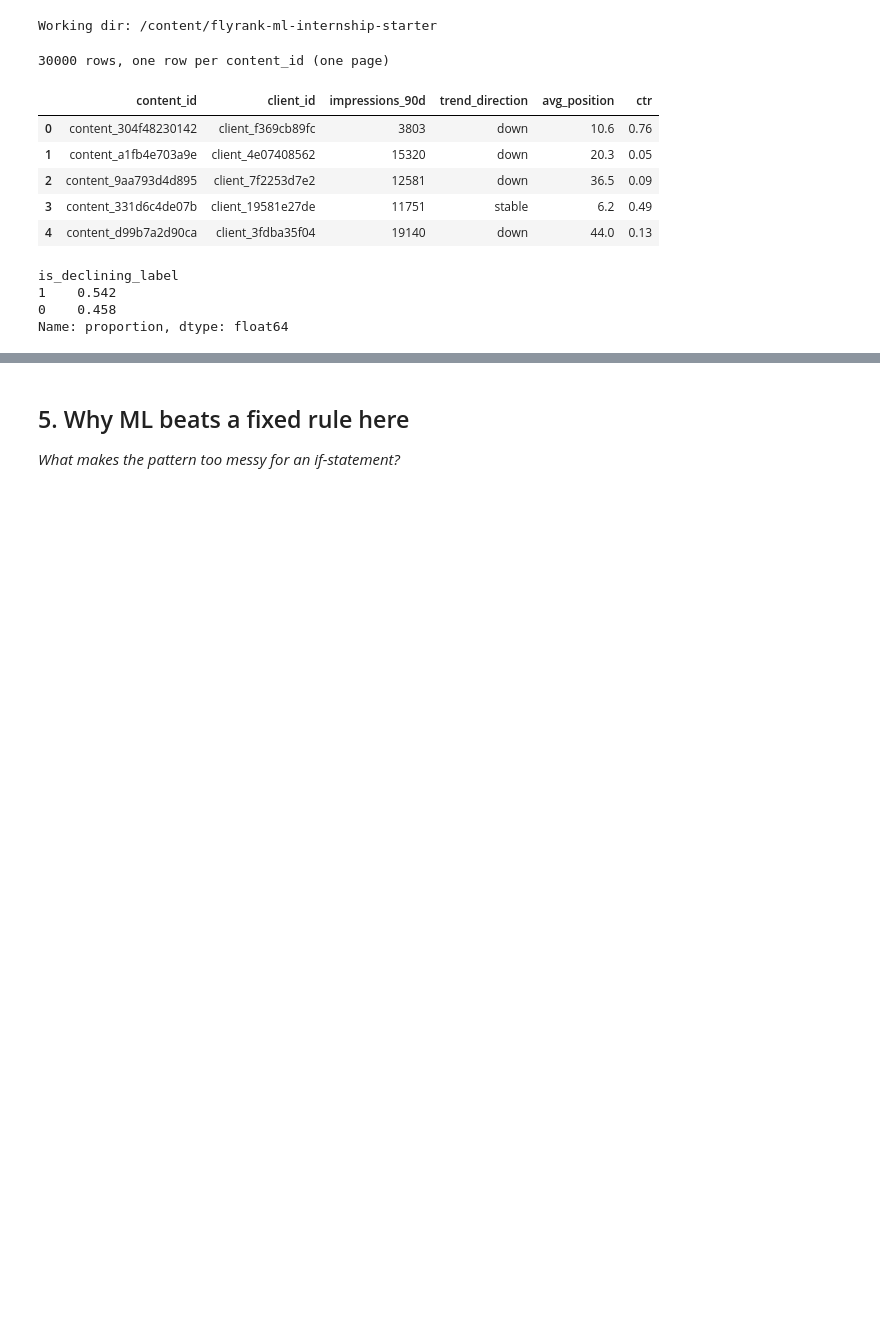
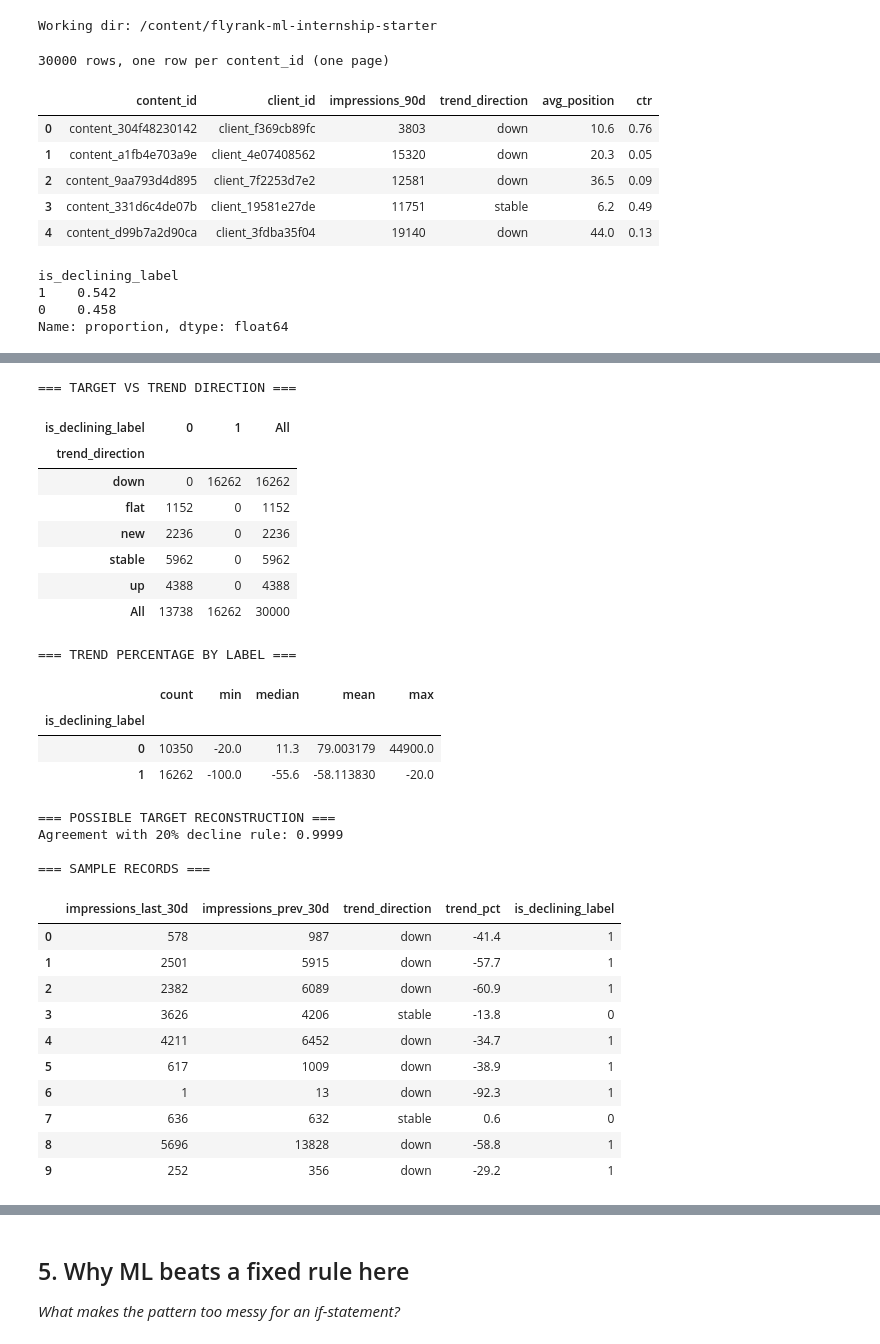
Before and after one commit to yasmeenmh90-beep/flyrank-ml-internship-starter, a Jupyter notebook: work/notebooks/w02_ml_task_framing.ipynb, the cells around one changed output, grey strips where cells are left out. Cells and saved outputs as stored; diff of their text form; code cells hidden in the pictures; blank space fills up the shorter version.

```diff
--- a/work/notebooks/w02_ml_task_framing.ipynb
+++ b/work/notebooks/w02_ml_task_framing.ipynb
@@ -76,0 +157,71 @@ Name: proportion, dtype: float64
+# %%
+
+# ML-03 — Check target and trend relationship
+
+import pandas as pd
+
+print("=== TARGET VS TREND DIRECTION ===")
+
+display(pd.crosstab(
+    df["trend_direction"],
+    df["is_declining_label"],
+    margins=True
+))
+
+print("\n=== TREND PERCENTAGE BY LABEL ===")
+
+display(
+    df.groupby("is_declining_label")["trend_pct"]
+    .agg(["count", "min", "median", "mean", "max"])
+)
+
+print("\n=== POSSIBLE TARGET RECONSTRUCTION ===")
+
+# Test whether a 20% decline in trend_pct
+# exactly reproduces the label.
+candidate = (df["trend_pct"] < -20).astype(int)
+
+print(
+    "Agreement with 20% decline rule:",
+    round((candidate == df["is_declining_label"]).mean(), 4)
+)
+
+print("\n=== SAMPLE RECORDS ===")
+
+display(df[
+    ["impressions_last_30d",
+     "impressions_prev_30d",
+     "trend_direction",
+     "trend_pct",
+     "is_declining_label"]
+].head(10))
+# %% [output]
+=== TARGET VS TREND DIRECTION ===
+| is_declining_label | 0 | 1 | All |
+| trend_direction |  |  |  |
+| down | 0 | 16262 | 16262 |
+| flat | 1152 | 0 | 1152 |
+| new | 2236 | 0 | 2236 |
+| stable | 5962 | 0 | 5962 |
+| up | 4388 | 0 | 4388 |
+| All | 13738 | 16262 | 30000 |
+=== TREND PERCENTAGE BY LABEL ===
+|  | count | min | median | mean | max |
+| is_declining_label |  |  |  |  |  |
+| 0 | 10350 | -20.0 | 11.3 | 79.003179 | 44900.0 |
+| 1 | 16262 | -100.0 | -55.6 | -58.113830 | -20.0 |
+=== POSSIBLE TARGET RECONSTRUCTION ===
+Agreement with 20% decline rule: 0.9999
+
+=== SAMPLE RECORDS ===
+|  | impressions_last_30d | impressions_prev_30d | trend_direction | trend_pct | is_declining_label |
+| 0 | 578 | 987 | down | -41.4 | 1 |
+| 1 | 2501 | 5915 | down | -57.7 | 1 |
+| 2 | 2382 | 6089 | down | -60.9 | 1 |
+| 3 | 3626 | 4206 | stable | -13.8 | 0 |
+| 4 | 4211 | 6452 | down | -34.7 | 1 |
+| 5 | 617 | 1009 | down | -38.9 | 1 |
+| 6 | 1 | 13 | down | -92.3 | 1 |
+| 7 | 636 | 632 | stable | 0.6 | 0 |
+| 8 | 5696 | 13828 | down | -58.8 | 1 |
+| 9 | 252 | 356 | down | -29.2 | 1 |
```
Also changed, not shown: parts of 4 cells of this notebook.
